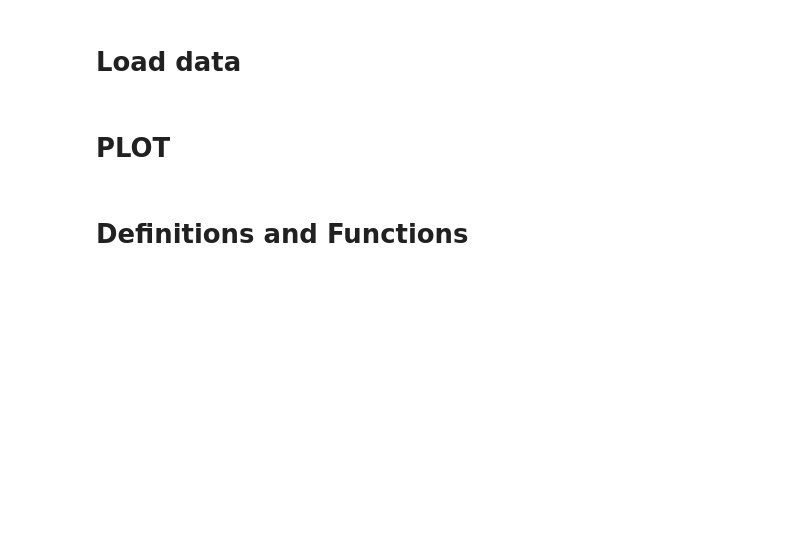
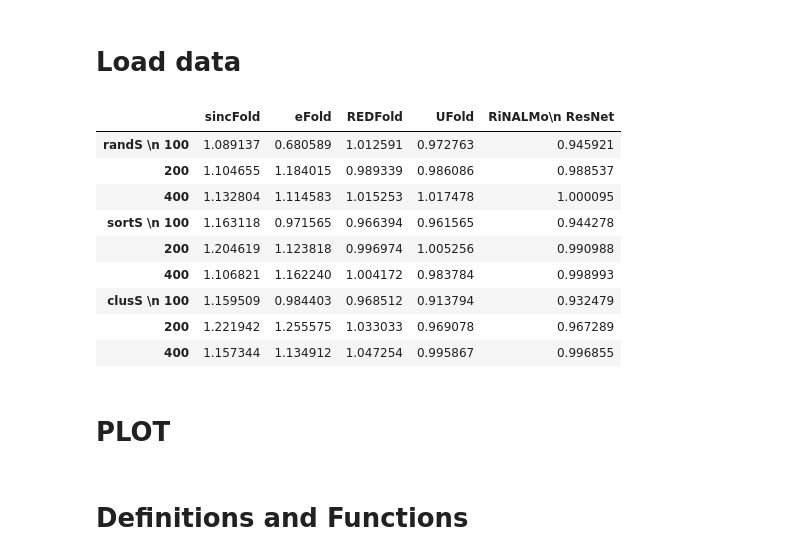
Before and after one commit to gkulemeyer/LessIsBetter, a Jupyter notebook: notebooks/Fig4.ipynb, the cells around one changed output. Saved outputs shown, nothing was run; the diff lists cells and outputs as text; code cells hidden in the pictures; blank space fills up the shorter version.

```diff
--- a/notebooks/Fig4.ipynb
+++ b/notebooks/Fig4.ipynb
@@ -10,11 +10,23 @@ from pathlib import Path
 # %%
 SUBSAMPLED_TESTF1_PATH  = Path("../results/testf1_subsampling.csv")
 FULL_TESTF1_PATH  = Path("../results/testf1_full.csv")
 REL_F1_PATH  = Path("../results/rel_f1_all.csv")
 
 df = pd.read_csv(SUBSAMPLED_TESTF1_PATH)
 df_full = pd.read_csv(FULL_TESTF1_PATH)
-df_rel = pd.read_csv(REL_F1_PATH)
+df_rel = pd.read_csv(REL_F1_PATH, index_col=0)
+df_rel
+# %% [output]
+|  | sincFold | eFold | REDFold | UFold | RiNALMo\n ResNet |
+| randS \n 100 | 1.089137 | 0.680589 | 1.012591 | 0.972763 | 0.945921 |
+| 200 | 1.104655 | 1.184015 | 0.989339 | 0.986086 | 0.988537 |
+| 400 | 1.132804 | 1.114583 | 1.015253 | 1.017478 | 1.000095 |
+| sortS \n 100 | 1.163118 | 0.971565 | 0.966394 | 0.961565 | 0.944278 |
+| 200 | 1.204619 | 1.123818 | 0.996974 | 1.005256 | 0.990988 |
+| 400 | 1.106821 | 1.162240 | 1.004172 | 0.983784 | 0.998993 |
+| clusS \n 100 | 1.159509 | 0.984403 | 0.968512 | 0.913794 | 0.932479 |
+| 200 | 1.221942 | 1.255575 | 1.033033 | 0.969078 | 0.967289 |
+| 400 | 1.157344 | 1.134912 | 1.047254 | 0.995867 | 0.996855 |
 # %% [markdown]
 # PLOT
 # %% [markdown]
```
Also changed, not shown: parts of 2 cells of this notebook.
